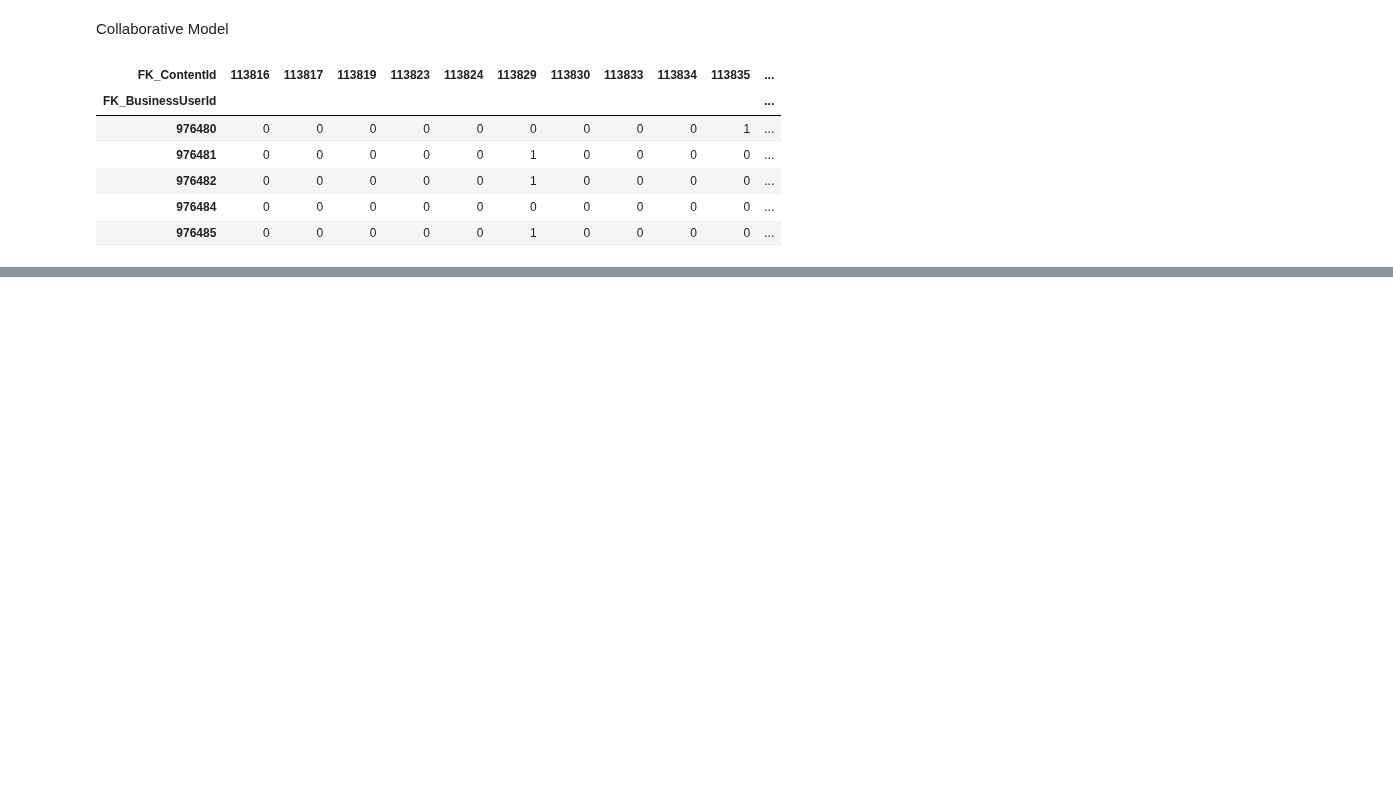
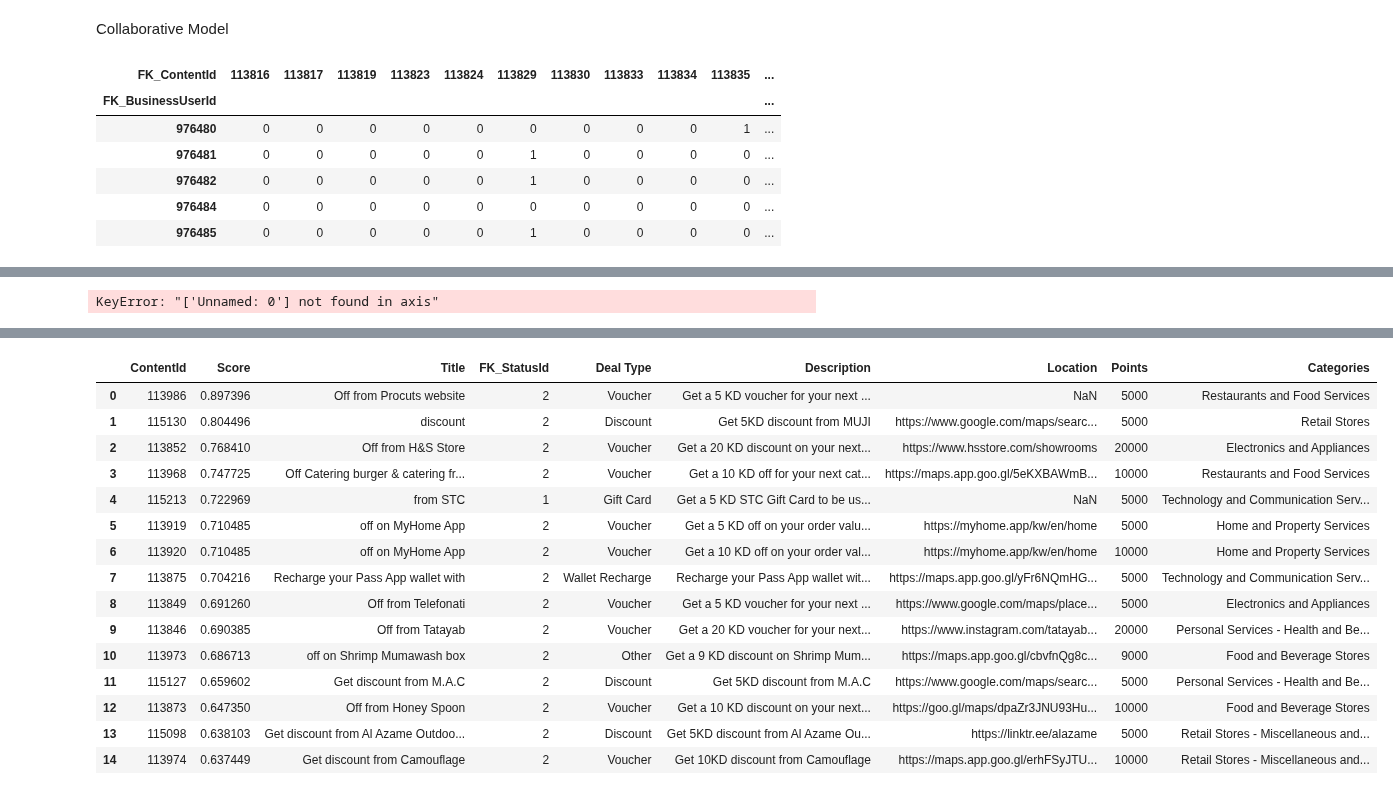
Before and after one commit to DboukAli98/KFHXRelatedAi, a Jupyter notebook: NoteBooks/Model Generation/Final_Model.ipynb, the cells around one changed output, grey strips where cells are left out. Saved outputs shown, nothing was run; the diff lists cells and outputs as text; code cells hidden in the pictures; blank space fills up the shorter version.

```diff
--- a/NoteBooks/Model Generation/Final_Model.ipynb
+++ b/NoteBooks/Model Generation/Final_Model.ipynb
@@ -267,9 +268,9 @@ def recommend_based_on_profiles(user_id, deal_embeddings, deal_data, user_profil
 
     return similar_item_ids, similar_item_scores
 # %%
-user_id = 981713
 
-recommendations = recommend_based_on_profiles(user_id, deals_embeddings, deals_data, user_profiles, 20, False)
+
+recommendations = recommend_based_on_profiles(976518, deals_embeddings, deals_data, user_profiles, 20, False)
 for content_id, score in zip(*recommendations):
   print(f"Content-Based Recommended deal: {content_id}, Score: {score}, Category: {deals_data.loc[deals_data['ContentId'] == content_id, 'Categories'].values[0]}")
 # %% [output]
@@ -416,14 +428,14 @@ def hybrid_recommendation_system(user_id, model,user_item_matrix, deal_embedding
 
     for content_id, score in cf_recommendations:
         if content_id not in combined_recommendations:
-            combined_recommendations[content_id] = 0.2 * score  # Higher weight for CF
+            combined_recommendations[content_id] = 0.0 * score  # Lower weight for CF
 
 
     for content_id, score in zip(cb_recommendations, cb_scores):
         if content_id in combined_recommendations:
-            combined_recommendations[content_id] += 0.8 * score  # adding Lower weight for CB (80 CF / 20 CB)
+            combined_recommendations[content_id] += 1 * score  # adding Higher weight for CB (80 CF / 20 CB)
         else:
-            combined_recommendations[content_id] = 0.8 * score
+            combined_recommendations[content_id] = 1 * score
 
     # Sorting by combined scores
     sorted_recommendations = sorted(combined_recommendations.items(), key=lambda x: x[1], reverse=True)
@@ -443,7 +455,13 @@ def hybrid_recommendation_system(user_id, model,user_item_matrix, deal_embedding
             break
 
     return final_recommendations
+# %%
+deals_data = deals_data.drop(columns=['Unnamed: 0'])
+# %% [output]
+KeyError: "['Unnamed: 0'] not found in axis"
 # %%
+user_id = 976518
+
 # Creating a mapping from user_id and content_id to matrix indices
 content_ids = list(user_item_matrix.columns)
 user_id_to_index = {user_id: index for index, user_id in enumerate(user_item_matrix.index)}
@@ -459,20 +477,55 @@ print(f"user id {user_id}")
 
 if user_in_item_matrix and user_in_profiles:
     # Calling hybrid_recommendation_system if user_id is in both
+    print("Hybrid Recommendations")
     hybrid_recommended_deals = hybrid_recommendation_system(user_id, model, user_item_matrix, deals_embeddings, deals_data, user_profiles, n_recommendations=15)
-    for content_id, score in hybrid_recommended_deals:
-        print(f"Hybrid Recommended deal: {content_id}, Combined Score: {score}, Category: {deals_data.loc[deals_data['ContentId'] == content_id, 'Categories'].values[0]}")
+    recommended_deals_df = pd.DataFrame([
+    {
+        'ContentId': content_id,
+        'Score': score,
+        **deals_data.loc[deals_data['ContentId'] == content_id].to_dict('records')[0]
+    }
+    for content_id, score in hybrid_recommended_deals
+    ])
+
+    # for content_id, score in hybrid_recommended_deals:
+    #     print(f"Hybrid Recommended deal: {content_id}, Combined Score: {score}, Category: {deals_data.loc[deals_data['ContentId'] == content_id, 'Categories'].values[0]}")
+
 elif user_in_item_matrix:
+    print("Collaborative Filtering Recommendations")
     # Only call collaborative_filtering_recommendations if the user is in the user_item_matrix
     recommended_deals_and_scores = collaborative_filtering_recommendations(user_id, user_item_matrix, model, deals_embeddings, deals_data, n_recommendations=10)
-    for content_id, score in recommended_deals_and_scores:
-        print(f"Collaborative Filtering Recommended deal: {content_id}, Score: {score}, Category: {deals_data.loc[deals_data['ContentId'] == content_id, 'Categories'].values[0]}")
+    recommended_deals_df = pd.DataFrame([
+        {
+            'ContentId': content_id,
+            'Score': score,
+            **deals_data.loc[deals_data['ContentId'] == content_id].to_dict('records')[0]
+        }
+        for content_id, score in recommended_deals_and_scores
+    ])
+
+    # for content_id, score in recommended_deals_and_scores:
+    #     print(f"Collaborative Filtering Recommended deal: {content_id}, Score: {score}, Category: {deals_data.loc[deals_data['ContentId'] == content_id, 'Categories'].values[0]}")
+
 elif user_in_profiles:
+    print("Content-Based Filtering Recommendations")
     # Only call recommend_based_on_profiles if the user is in the user_profiles
     recommendations = recommend_based_on_profiles(user_id, deals_embeddings, deals_data, user_profiles, n_similar_items=20)
-    for content_id, score in zip(*recommendations):
-        print(f"Content-Based Recommended deal: {content_id}, Score: {score}, Category: {deals_data.loc[deals_data['ContentId'] == content_id, 'Categories'].values[0]}")
+
+    recommended_deals_df = pd.DataFrame([
+        {
+            'ContentId': content_id,
+            'Score': score,
+            **deals_data.loc[deals_data['ContentId'] == content_id].to_dict('records')[0]
+        }
+        for content_id, score in zip(*recommendations)
+    ])
+
+    # for content_id, score in zip(*recommendations):
+    #     print(f"Content-Based Recommended deal: {content_id}, Score: {score}, Category: {deals_data.loc[deals_data['ContentId'] == content_id, 'Categories'].values[0]}")
 else:
     # Throwing an error if the user_id is found in neither (future add cold start problem fixing)
     print(f"Error: User {user_id} not found in either user_item_matrix or user_profiles.")
+
+display(recommended_deals_df)
 # %% [output]
@@ -496 +535,17 @@ Content-Based Recommended deal: 115013, Score: 0.5751271851125199, Category: Ent
+|  | ContentId | Score | Title | FK_StatusId | Deal Type | Description | Location | Points | Categories |
+| 0 | 113986 | 0.897396 | Off from Procuts website | 2 | Voucher | Get a 5 KD voucher for your next ... | NaN | 5000 | Restaurants and Food Services |
+| 1 | 115130 | 0.804496 | discount | 2 | Discount | Get 5KD discount from MUJI | https://www.google.com/maps/searc... | 5000 | Retail Stores |
+| 2 | 113852 | 0.768410 | Off from H&S Store | 2 | Voucher | Get a 20 KD discount on your next... | https://www.hsstore.com/showrooms | 20000 | Electronics and Appliances |
+| 3 | 113968 | 0.747725 | Off Catering burger & catering fr... | 2 | Voucher | Get a 10 KD off for your next cat... | https://maps.app.goo.gl/5eKXBAWmB... | 10000 | Restaurants and Food Services |
+| 4 | 115213 | 0.722969 | from STC | 1 | Gift Card | Get a 5 KD STC Gift Card to be us... | NaN | 5000 | Technology and Communication Serv... |
+| 5 | 113919 | 0.710485 | off on MyHome App | 2 | Voucher | Get a 5 KD off on your order valu... | https://myhome.app/kw/en/home | 5000 | Home and Property Services |
+| 6 | 113920 | 0.710485 | off on MyHome App | 2 | Voucher | Get a 10 KD off on your order val... | https://myhome.app/kw/en/home | 10000 | Home and Property Services |
+| 7 | 113875 | 0.704216 | Recharge your Pass App wallet with | 2 | Wallet Recharge | Recharge your Pass App wallet wit... | https://maps.app.goo.gl/yFr6NQmHG... | 5000 | Technology and Communication Serv... |
+| 8 | 113849 | 0.691260 | Off from Telefonati | 2 | Voucher | Get a 5 KD voucher for your next ... | https://www.google.com/maps/place... | 5000 | Electronics and Appliances |
+| 9 | 113846 | 0.690385 | Off from Tatayab | 2 | Voucher | Get a 20 KD voucher for your next... | https://www.instagram.com/tatayab... | 20000 | Personal Services - Health and Be... |
+| 10 | 113973 | 0.686713 | off on Shrimp Mumawash box | 2 | Other | Get a 9 KD discount on Shrimp Mum... | https://maps.app.goo.gl/cbvfnQg8c... | 9000 | Food and Beverage Stores |
+| 11 | 115127 | 0.659602 | Get discount from M.A.C | 2 | Discount | Get 5KD discount from M.A.C | https://www.google.com/maps/searc... | 5000 | Personal Services - Health and Be... |
+| 12 | 113873 | 0.647350 | Off from Honey Spoon | 2 | Voucher | Get a 10 KD discount on your next... | https://goo.gl/maps/dpaZr3JNU93Hu... | 10000 | Food and Beverage Stores |
+| 13 | 115098 | 0.638103 | Get discount from Al Azame Outdoo... | 2 | Discount | Get 5KD discount from Al Azame Ou... | https://linktr.ee/alazame | 5000 | Retail Stores - Miscellaneous and... |
+| 14 | 113974 | 0.637449 | Get discount from Camouflage | 2 | Voucher | Get 10KD discount from Camouflage | https://maps.app.goo.gl/erhFSyJTU... | 10000 | Retail Stores - Miscellaneous and... |
 # %%
```
Also changed, not shown: parts of 8 cells of this notebook.
